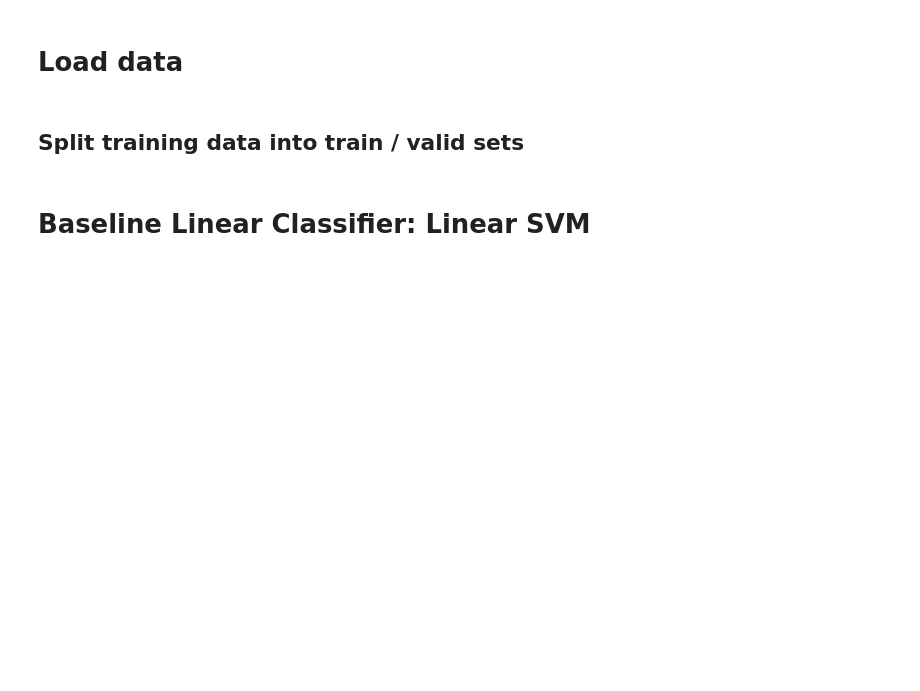
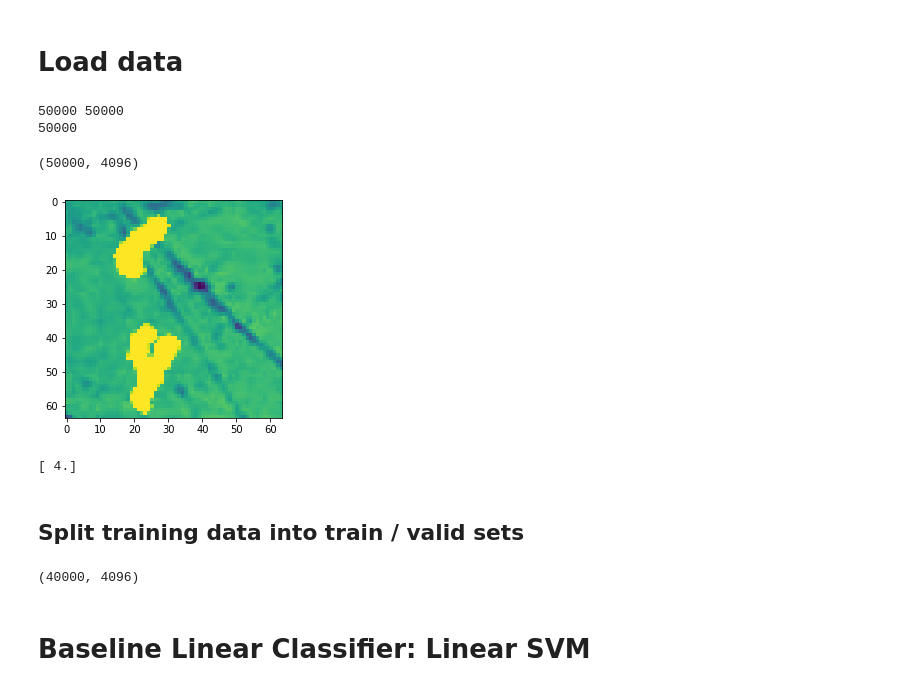
Before and after one commit to cherylyli/MLKaggleComp, a Jupyter notebook: KaggleComp.ipynb, the cells around one changed output. Drawn from its saved outputs; the diff is of its cells as text; code cells hidden in the pictures; blank space fills up the shorter version.

```diff
--- a/KaggleComp.ipynb
+++ b/KaggleComp.ipynb
@@ -7,12 +8,41 @@ import scipy.misc
 # %%
 # loading data
-x_train = np.loadtxt("data/train_x.csv", delimiter=",")
-y_train = np.loadtxt("data/train_y.csv", delimiter=",")
-x_test = np.loadtxt("data/test_x.csv", delimiter=",")
+x_train = np.loadtxt("data/train_x.csv", delimiter=",", dtype='uint8')
+y_train = np.loadtxt("data/train_y.csv", delimiter=",", dtype='uint8')
+x_test = np.loadtxt("data/test_x.csv", delimiter=",", dtype='uint8')
 
 # x_train = x.reshape(-1, 64, 64)
 # y_train = y.reshape(-1, 1)
 # x_test = x.reshape(-1, 64, 64)
+# %%
+print(len(x_train), len(y_train))
+y_train_one_hot = [[0 for i in range(10)] for i in range(len(y_train))]
+for i in range(len(y_train)):
+    y_train_one_hot[i][int(y_train[i])] = 1
+
+print(len(y_train_one_hot))
+# %% [output]
+50000 50000
+50000
+# %%
+print(x_train.shape)
+# %% [output]
+(50000, 4096)
+# %%
+def show_img(img):
+    plt.close()
+    plt.imshow(np.uint8(img))
+    plt.show()
+
+x_train_reshaped = x_train.reshape(-1, 64, 64)
+y_train_reshaped = y_train.reshape(-1, 1)
+x_test_reshaped = x_test.reshape(-1, 64, 64)
+# scipy.misc.imshow(x_train_reshaped[0])
+show_img(x_train_reshaped[0])
+print(y_train_reshaped[0])
+# %% [output]
+[figure, added]
+[ 4.]
 # %% [markdown]
 ## Split training data into train / valid sets
 # %%
@@ -26,4 +56,12 @@ data = {
 }
+# %%
+# data["y_train"] = data["y_train"].astype(int)
+# data["y_valid"] = data["y_valid"].astype(int)
+# data["y_train"] = data["y_train"].T
+# data["y_valid"] = data["y_valid"].T
+print(data["x_train"].shape)
+# %% [output]
+(40000, 4096)
 # %% [markdown]
 # Baseline Linear Classifier: Linear SVM
 # %%
```
Also changed, not shown: parts of 10 cells of this notebook.
